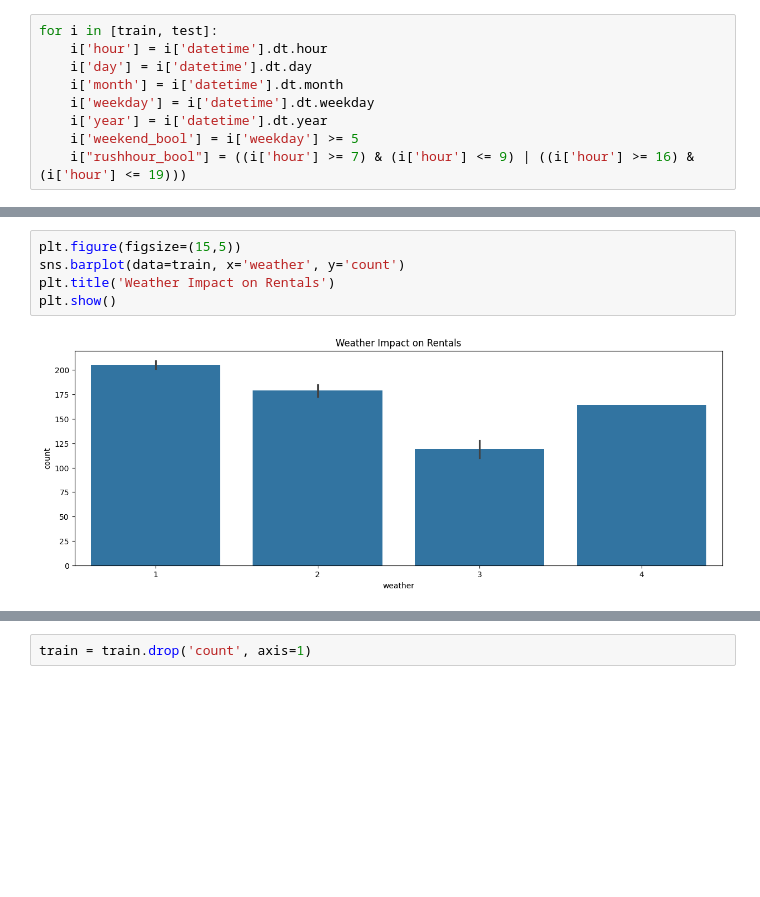
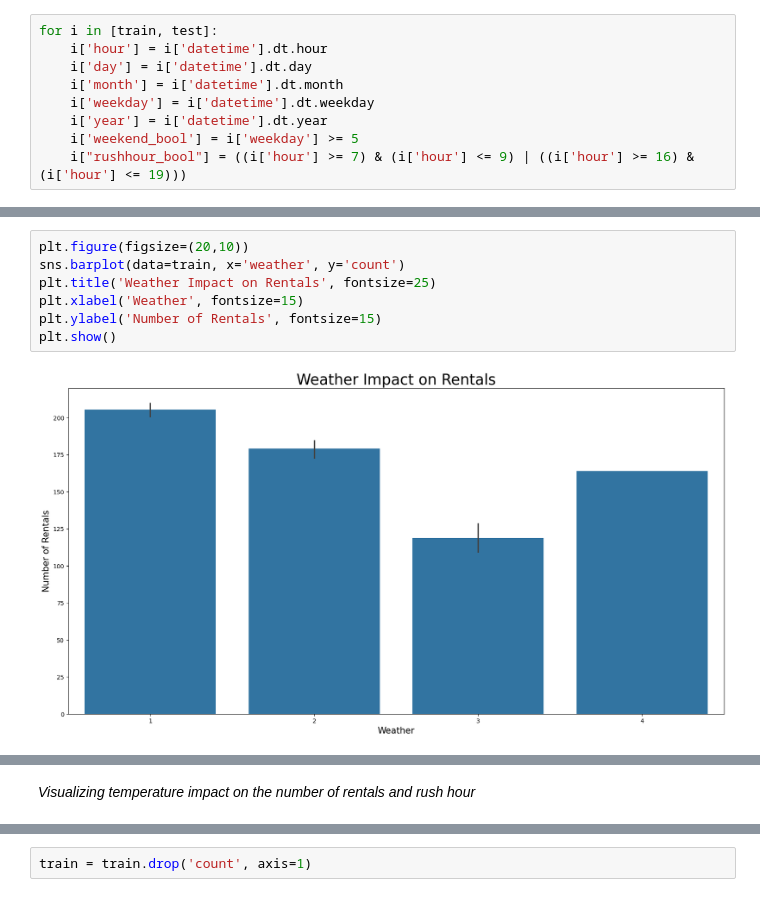
Before and after one commit to EFaridRahimli/bike_sharing_demand, a Jupyter notebook: sharingdemand.ipynb, the cells around one changed output, grey strips where cells are left out. Drawn from its saved outputs; the diff is of its cells as text; blank space fills up the shorter version.

```diff
--- a/sharingdemand.ipynb
+++ b/sharingdemand.ipynb
@@ -317,10 +407,14 @@ plt.show()
 # %%
-plt.figure(figsize=(15,5))
+plt.figure(figsize=(20,10))
 sns.barplot(data=train, x='weather', y='count')
-plt.title('Weather Impact on Rentals')
+plt.title('Weather Impact on Rentals', fontsize=25)
+plt.xlabel('Weather', fontsize=15)
+plt.ylabel('Number of Rentals', fontsize=15)
 plt.show()
 # %% [output]
-[figure, old version]
+[figure, new version]
 # %% [markdown]
 <!-- *Effect of Temperature on Bike Rentals* -->
+# %% [markdown]
+*Visualizing temperature impact on the number of rentals and rush hour*
 # %%
```
Also changed, not shown: parts of 76 cells of this notebook, 5 other files.
